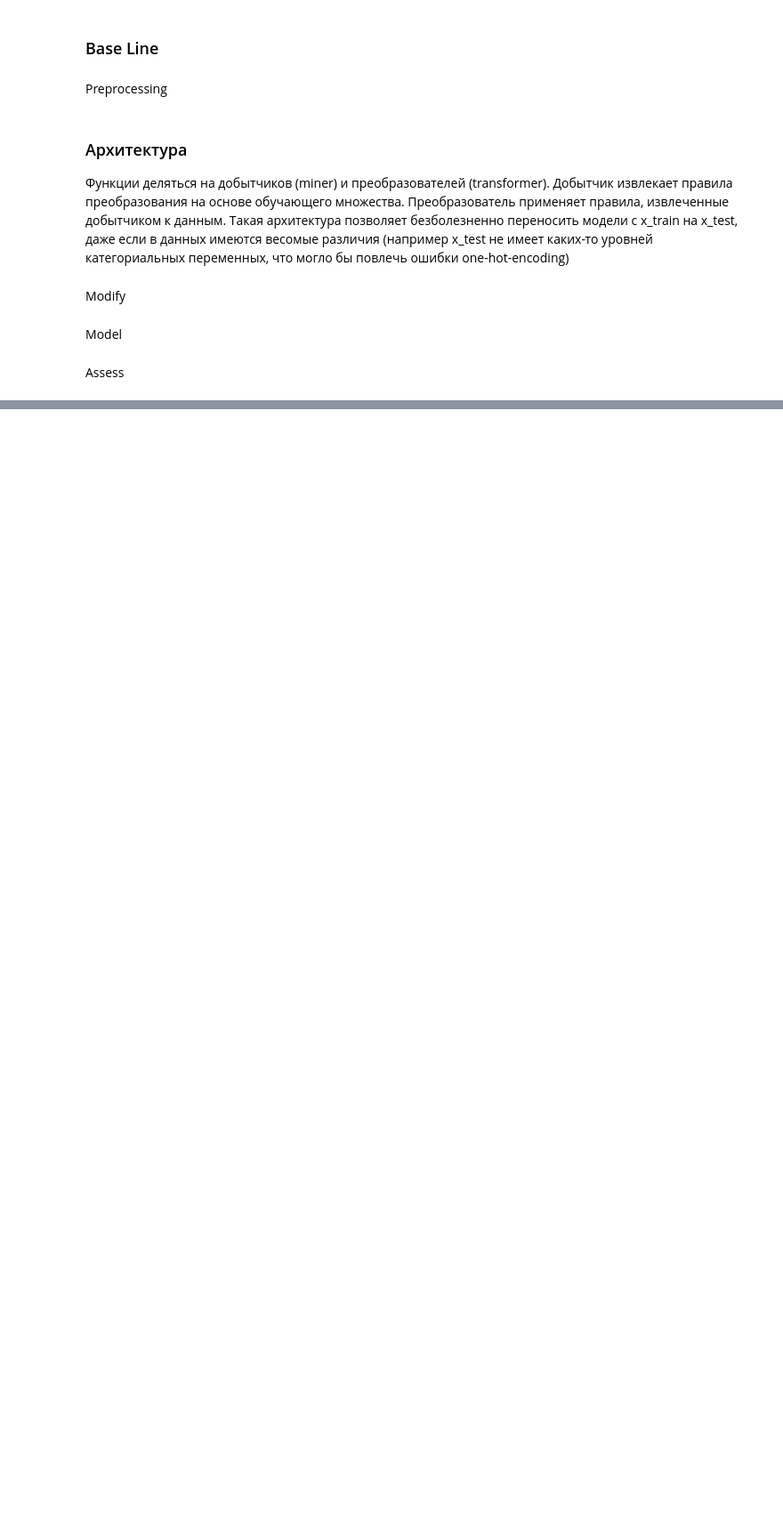
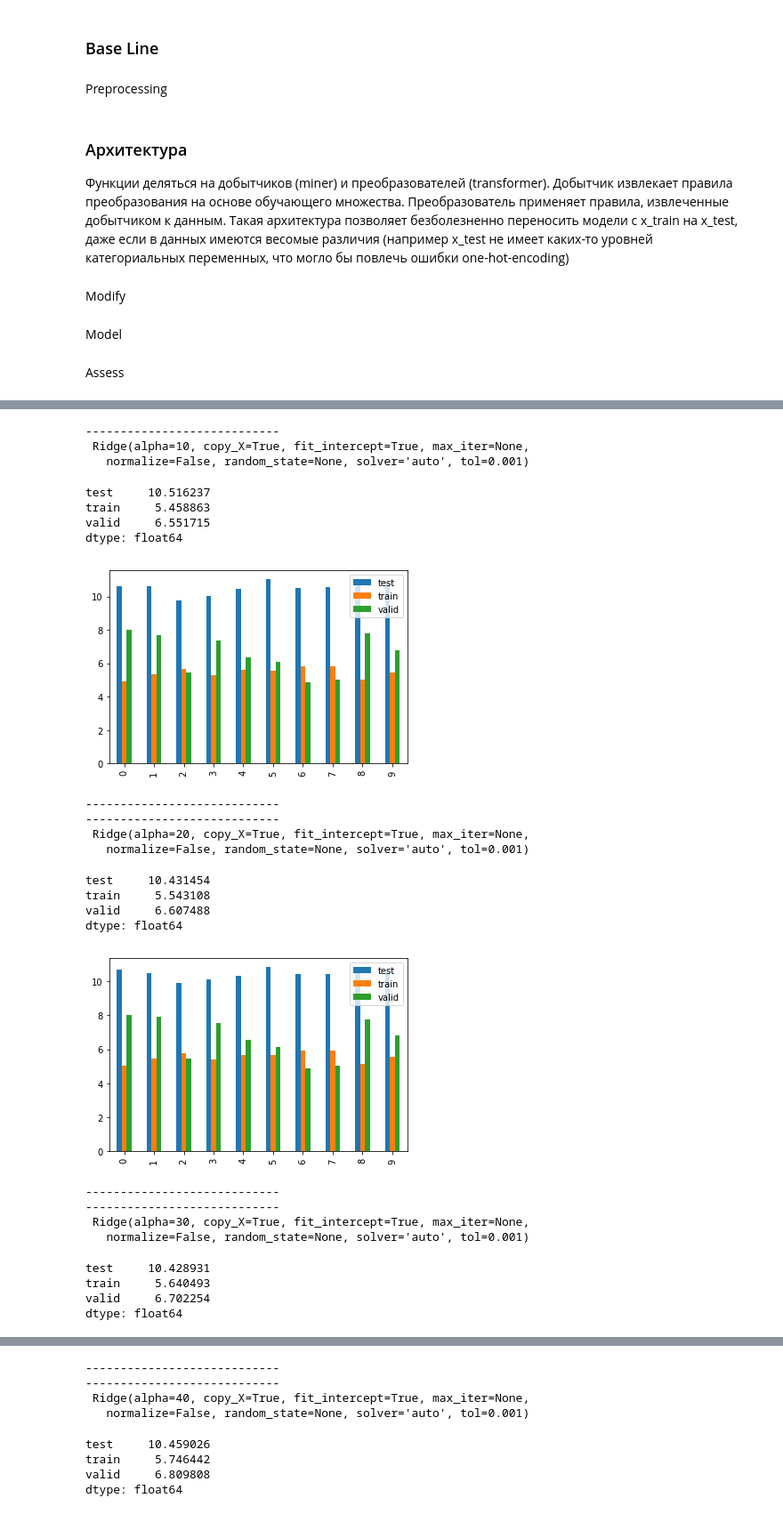
Before and after one commit to theGreatVBNZ/sdsj2018-automl, a Jupyter notebook: notebooks/Task1.ipynb, the cells around one changed output, grey strips where cells are left out. Shown at 89% size. Drawn from its saved outputs; the diff is of its cells as text; code cells hidden in the pictures; blank space fills up the shorter version.

Commit message:
Notebooks: models factory

```diff
--- a/notebooks/Task1.ipynb
+++ b/notebooks/Task1.ipynb
@@ -116,9 +115,5 @@ x_test, _ = load(1, 'test')
-# %%
-x_train, x_valid, y_train, y_valid = train_test_split(df_x, target, test_size=.2, random_state=123)
 # %% [markdown]
 Model
-# %%
-pipeline, x_train, train_predictions = create_pipeline(x_train, y_train)
 # %%
 def predict(df_x, pipeline):
     result = df_x
@@ -130,8 +125,11 @@ Assess
 # %%
 def root_mean_squared_error(y_true, y_pred):
     return np.sqrt(mean_squared_error(y_true, y_pred))
-# %%
-def assess(y_true, y_pred):
-    rmse = root_mean_squared_error(y_true, y_pred)
-    return rmse
+# %%
+def models_factory(base_model, **params):
+    products = list(product(*params.values()))
+    configs = pd.DataFrame(data=products, columns=list(params.keys())).to_dict('records')
+    models = [base_model().set_params(**config) for config in configs]
+    for model in models:
+        yield model
 # %%
@@ -157,0 +173,35 @@ Test RMSE: 11.131148284326269
+# %%
+min_error = np.inf
+best_model = None
+for model in models_factory(Ridge, alpha=[10, 20, 30, 40, 50, 60, 70, 80, 90, 100], fit_intercept=[True]):
+    df_err = assess(model)
+    test_err = df_err.test.mean()
+    if test_err < min_error:
+        min_error = test_err
+        best_model = model
+# %% [output]
+----------------------------
+ Ridge(alpha=10, copy_X=True, fit_intercept=True, max_iter=None,
+   normalize=False, random_state=None, solver='auto', tol=0.001)
+test     10.516237
+train     5.458863
+valid     6.551715
+dtype: float64
+[figure, added]
+----------------------------
+----------------------------
+ Ridge(alpha=20, copy_X=True, fit_intercept=True, max_iter=None,
+   normalize=False, random_state=None, solver='auto', tol=0.001)
+test     10.431454
+train     5.543108
+valid     6.607488
+dtype: float64
+[figure, added]
+----------------------------
+----------------------------
+ Ridge(alpha=30, copy_X=True, fit_intercept=True, max_iter=None,
+   normalize=False, random_state=None, solver='auto', tol=0.001)
+test     10.428931
+train     5.640493
+valid     6.702254
+dtype: float64
@@ -157,0 +209,8 @@ Test RMSE: 11.131148284326269
+----------------------------
+----------------------------
+ Ridge(alpha=40, copy_X=True, fit_intercept=True, max_iter=None,
+   normalize=False, random_state=None, solver='auto', tol=0.001)
+test     10.459026
+train     5.746442
+valid     6.809808
+dtype: float64
```
Also changed, not shown: parts of 8 cells of this notebook.
